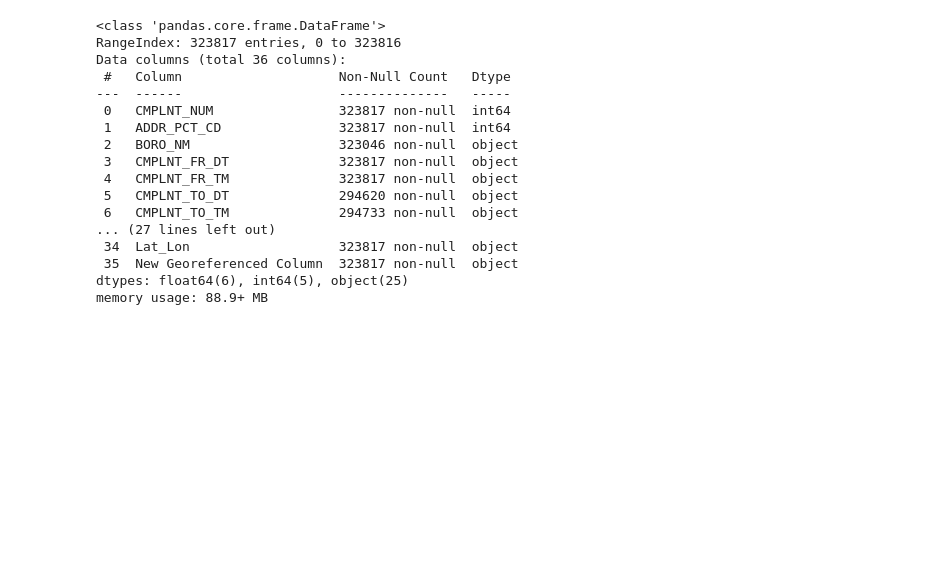
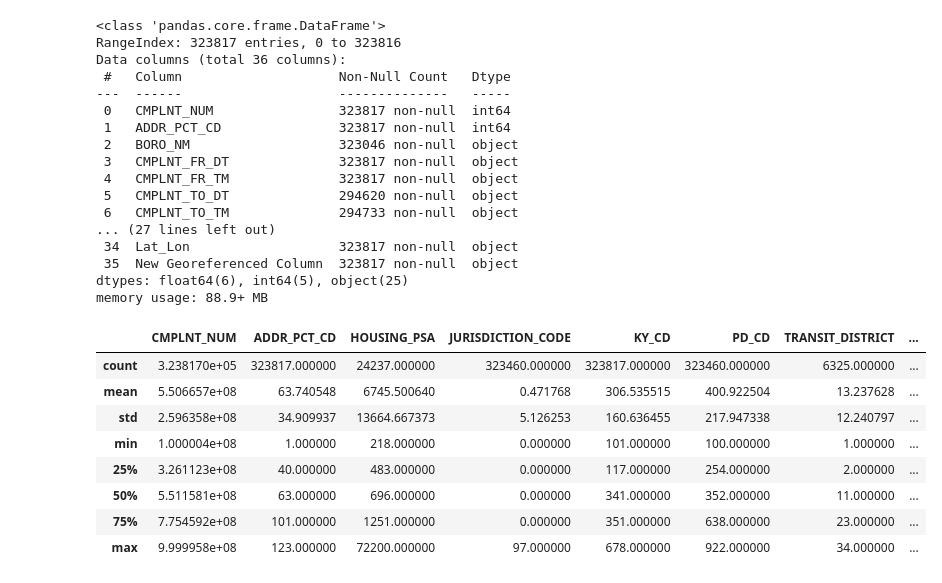
Before and after one commit to Hoots-25/NYPD_Analysis, a Jupyter notebook: NYPD_Complaints.ipynb, the cells around one changed output. Cells and saved outputs as stored; diff of their text form; code cells hidden in the pictures; blank space fills up the shorter version.

```diff
--- a/NYPD_Complaints.ipynb
+++ b/NYPD_Complaints.ipynb
@@ -36,3 +34,16 @@ Data columns (total 36 columns):
  35  New Georeferenced Column  323817 non-null  object
 dtypes: float64(6), int64(5), object(25)
 memory usage: 88.9+ MB
+# %%
+# Get summary statistics for numerical columns
+NYPD_complaints_df.describe()
+# %% [output]
+|  | CMPLNT_NUM | ADDR_PCT_CD | HOUSING_PSA | JURISDICTION_CODE | KY_CD | PD_CD | TRANSIT_DISTRICT | ... |
+| count | 3.238170e+05 | 323817.000000 | 24237.000000 | 323460.000000 | 323817.000000 | 323460.000000 | 6325.000000 | ... |
+| mean | 5.506657e+08 | 63.740548 | 6745.500640 | 0.471768 | 306.535515 | 400.922504 | 13.237628 | ... |
+| std | 2.596358e+08 | 34.909937 | 13664.667373 | 5.126253 | 160.636455 | 217.947338 | 12.240797 | ... |
+| min | 1.000004e+08 | 1.000000 | 218.000000 | 0.000000 | 101.000000 | 100.000000 | 1.000000 | ... |
+| 25% | 3.261123e+08 | 40.000000 | 483.000000 | 0.000000 | 117.000000 | 254.000000 | 2.000000 | ... |
+| 50% | 5.511581e+08 | 63.000000 | 696.000000 | 0.000000 | 341.000000 | 352.000000 | 11.000000 | ... |
+| 75% | 7.754592e+08 | 101.000000 | 1251.000000 | 0.000000 | 351.000000 | 638.000000 | 23.000000 | ... |
+| max | 9.999958e+08 | 123.000000 | 72200.000000 | 97.000000 | 678.000000 | 922.000000 | 34.000000 | ... |
```
Also changed, not shown: parts of 21 cells of this notebook, 2 other files.
